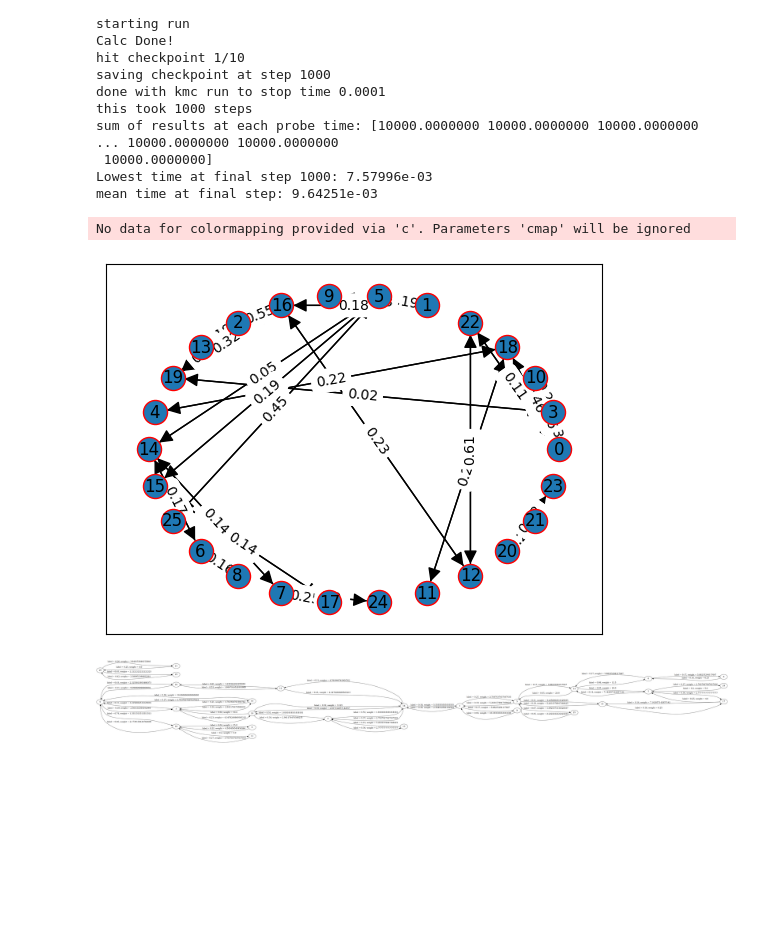
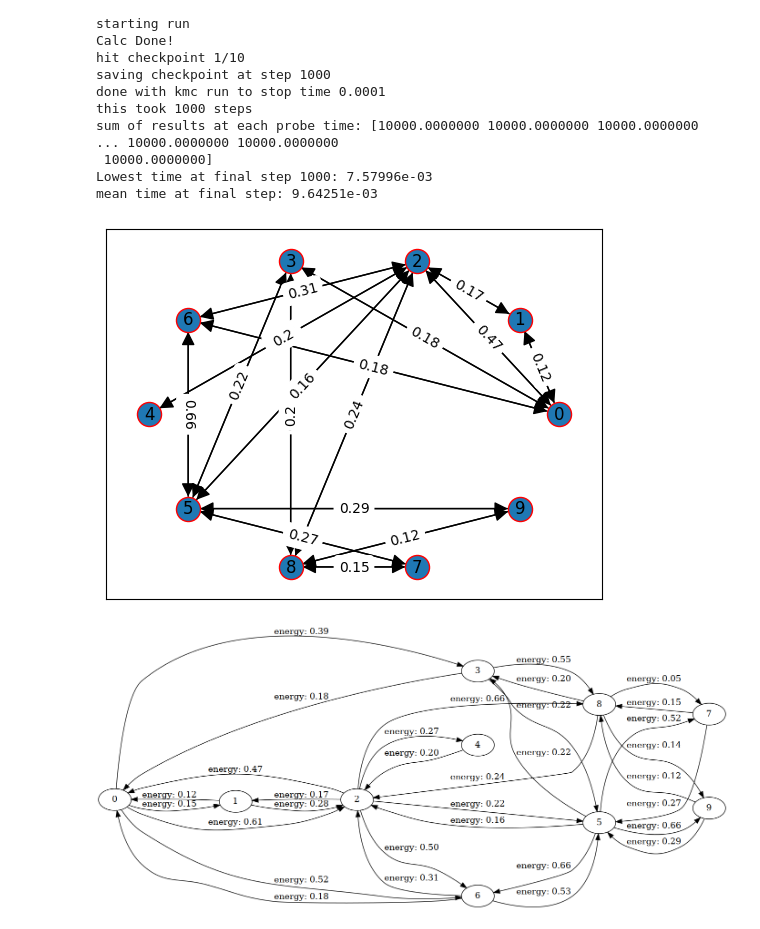
Before and after one commit to santi921/kmcluster, a Jupyter notebook: kmcluster/scripts/test_new.ipynb, the cells around one changed output. Drawn from its saved outputs; the diff is of its cells as text; code cells hidden in the pictures; blank space fills up the shorter version.

Commit message:
direct graph viz + printout of states + cluster

```diff
--- a/kmcluster/scripts/test_new.ipynb
+++ b/kmcluster/scripts/test_new.ipynb
@@ -8,7 +8,7 @@ from kmcluster.core.data import sparse_to_mat, test_dataset_1, test_dataset_2
 
 
 #Pt4H3_all, Pt4H3_relE = test_dataset_2()
-Pt_H1_all, H1_E = test_dataset_2()
+Pt_H1_all, H1_E = test_dataset_1()
 energies_mat = sparse_to_mat(Pt_H1_all)
 
 T_kelvin = 100
@@ -149,13 +149,12 @@ def graph_trajectories_static(
     return G
 G = graph_trajectories_static(energies_mat)
 # %% [output]
-No data for colormapping provided via 'c'. Parameters 'cmap' will be ignored
-[figure, old version]
+[figure, new version]
 # %%
 import pygraphviz as pgv
 from IPython.display import Image, Markdown, display
 def visualise(graph,hide=False,clusters=None,circular=False):
-    layout = "circo" if circular else "dot"
+    layout = "neato" if circular else "dot"
     oneblock = True if circular else False
     G = pgv.AGraph(strict=False, directed=graph.is_directed(),
                     rankdir="LR",newrank="True",layout=layout,oneblock=oneblock)
@@ -167,37 +166,39 @@ def visualise(graph,hide=False,clusters=None,circular=False):
             name = "cluster_%s" % label.lower().replace(" ","_")
             subgraph = G.add_subgraph(name=name,label=label,labelloc="b",rank="same")
             for node in cluster:
                 targetGraph[node] = subgraph
     else:
         for n in graph.nodes():
             targetGraph[n] = G
 
     for (n,data) in graph.nodes(data=True):
         label = "%s " % n
         for attribute,value in data.items():
             if not hide:
                 label +=  "\n%s = " % attribute
             label += "\n%s," % value
         if len(label) > 1:
             label = label[0:-1]
         targetGraph[n].add_node(n,label=label)
     for (u,v,data) in graph.edges(data=True):
 
         dir = 'forward' if graph.is_directed() else 'none'
         label = ""
         for attribute,value in data.items():
-            if not hide:
-                label +=  " %s = " % attribute
-            label += "%s," % value
+            if attribute == 'label':
+                label += "energy: {:.3f}".format(value)
+            #if not hide:
+            #    label +=  " %s = " % attribute
+            #label += "%s," % value
         if len(label) > 1:
             label = label[0:-1]
         G.add_edge(u,v,dir=dir,label=label)
         G.layout(prog="dot")
-    display(Image(G.draw(format='png')))
+    display(Image(G.draw(format='png', args='-Gsize=20 -Gratio=0.4')))
     return
 
 
-visualise(G)
+visualise(G, circular=False)
 # %% [output]
-[figure, old version]
+[figure, new version]
 # %%
```
Also changed, not shown: parts of 1 cell of this notebook, 1 other file.
